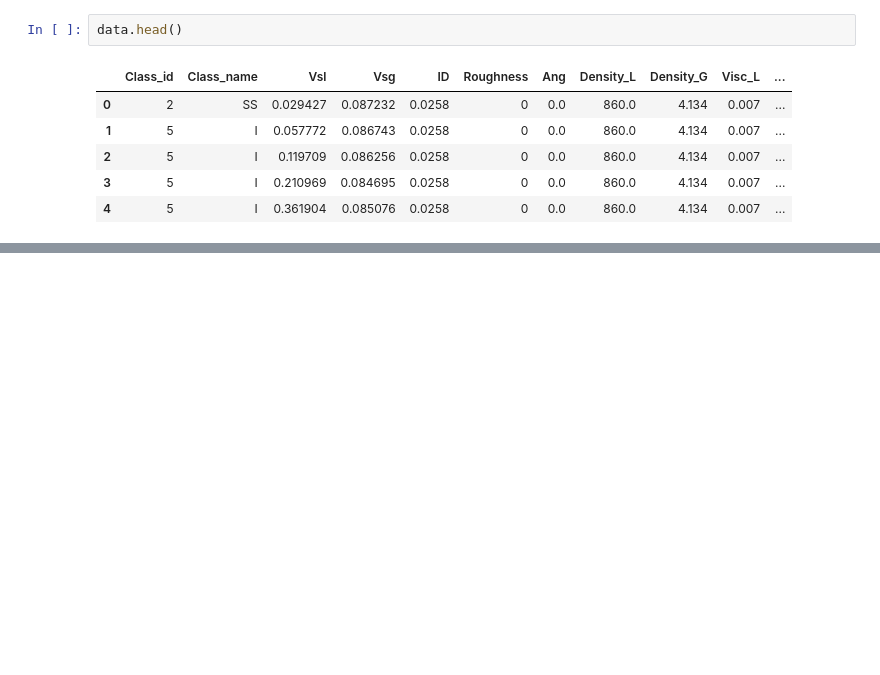
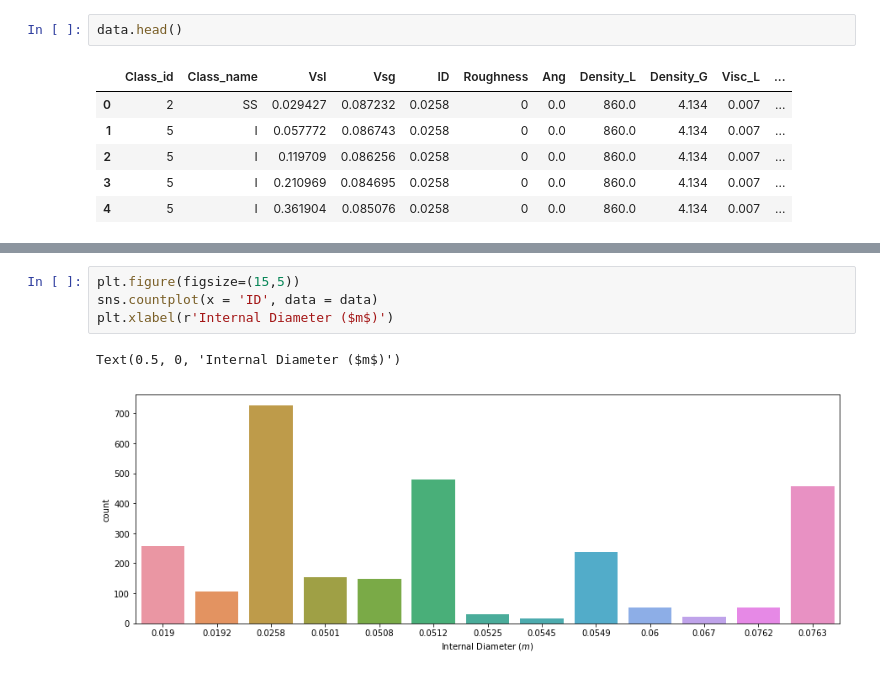
Before and after one commit to fredralm/TTK4260, a Jupyter notebook: L2/Petroleum2Phase.ipynb, the cells around one changed output, grey strips where cells are left out. Saved outputs shown, nothing was run; the diff lists cells and outputs as text; blank space fills up the shorter version.

```diff
--- a/L2/Petroleum2Phase.ipynb
+++ b/L2/Petroleum2Phase.ipynb
@@ -20,0 +36,7 @@ data.head()
+# %%
+plt.figure(figsize=(15,5))
+sns.countplot(x = 'ID', data = data)
+plt.xlabel(r'Internal Diameter ($m$)')
+# %% [output]
+Text(0.5, 0, 'Internal Diameter ($m$)')
+[figure, added]
```
Also changed, not shown: parts of 10 cells of this notebook, 2 other files.
